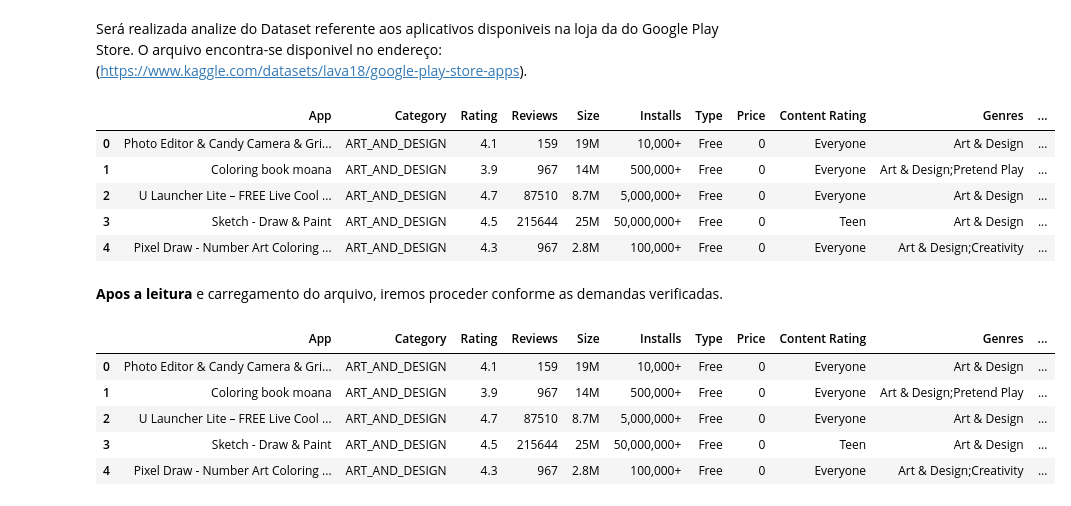
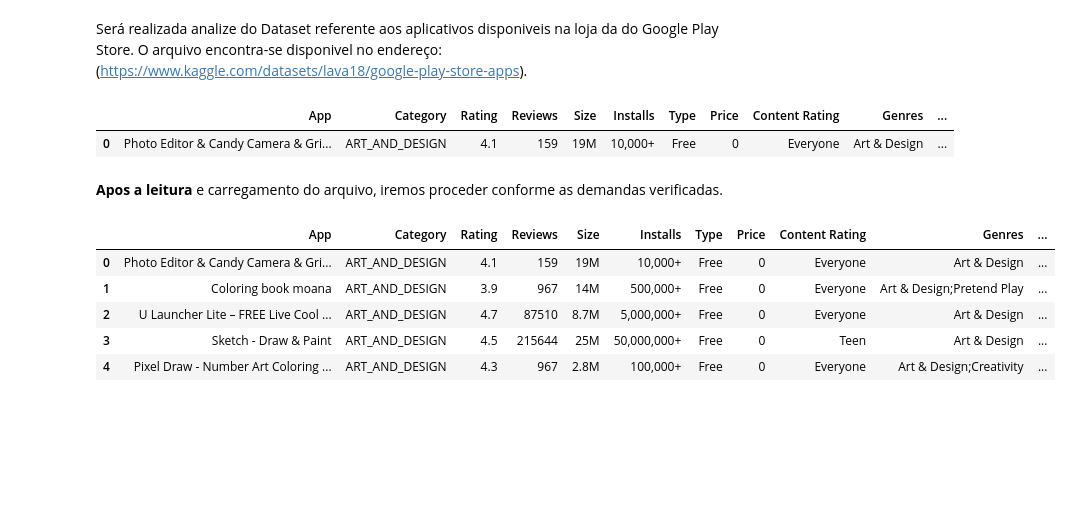
Before and after one commit to Riguini/Google-Play-Store-Apps, a Jupyter notebook: projeto_Google_Play_Store_Apps.ipynb, the cells around one changed output. Saved outputs shown, nothing was run; the diff lists cells and outputs as text; code cells hidden in the pictures; blank space fills up the shorter version.

```diff
--- a/projeto_Google_Play_Store_Apps.ipynb
+++ b/projeto_Google_Play_Store_Apps.ipynb
@@ -11,14 +11,10 @@ df = pd.read_csv(r"C:\Users\dougl\OneDrive\Área de Trabalho\Impacta Data Scienc
 import pyspark.pandas as ps
 # %%
 df2 = ps.read_csv(r"C:\Users\dougl\OneDrive\Área de Trabalho\Impacta Data Science\estatisticas\exercicio_aula_1\archive\googleplaystore.csv")
-df2.head(5)
+df2.head(1)
 # %% [output]
 |  | App | Category | Rating | Reviews | Size | Installs | Type | Price | Content Rating | Genres | ... |
 | 0 | Photo Editor & Candy Camera & Gri... | ART_AND_DESIGN | 4.1 | 159 | 19M | 10,000+ | Free | 0 | Everyone | Art & Design | ... |
-| 1 | Coloring book moana | ART_AND_DESIGN | 3.9 | 967 | 14M | 500,000+ | Free | 0 | Everyone | Art & Design;Pretend Play | ... |
-| 2 | U Launcher Lite – FREE Live Cool ... | ART_AND_DESIGN | 4.7 | 87510 | 8.7M | 5,000,000+ | Free | 0 | Everyone | Art & Design | ... |
-| 3 | Sketch - Draw & Paint | ART_AND_DESIGN | 4.5 | 215644 | 25M | 50,000,000+ | Free | 0 | Teen | Art & Design | ... |
-| 4 | Pixel Draw - Number Art Coloring ... | ART_AND_DESIGN | 4.3 | 967 | 2.8M | 100,000+ | Free | 0 | Everyone | Art & Design;Creativity | ... |
 # %% [markdown]
 **Apos a leitura** e carregamento do arquivo, iremos proceder conforme as demandas verificadas.
 # %%
```
